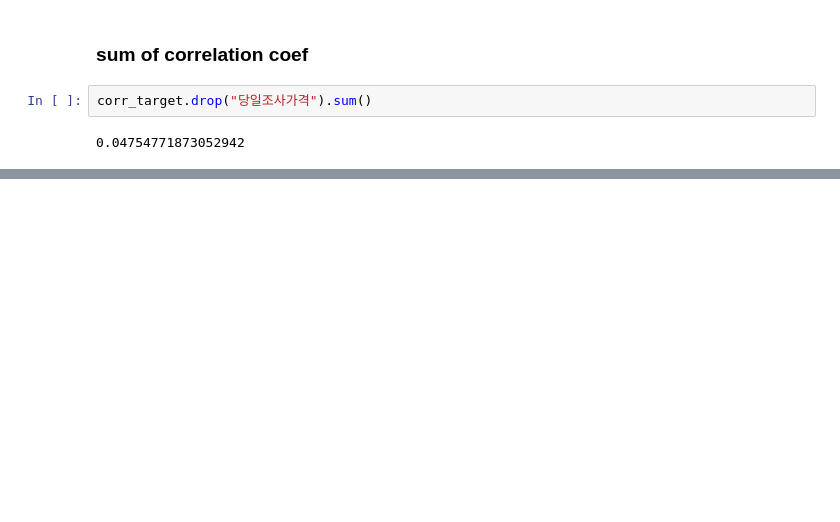
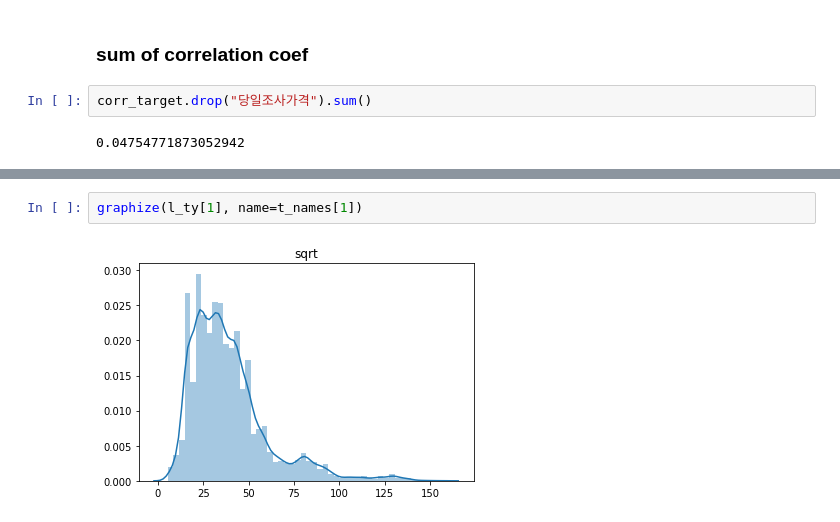
Before and after one commit to meowpunch/bobsim-research, a Jupyter notebook: src/main/python/correlation.ipynb, the cells around one changed output, grey strips where cells are left out. Saved outputs shown, nothing was run; the diff lists cells and outputs as text; blank space fills up the shorter version.

```diff
--- a/src/main/python/correlation.ipynb
+++ b/src/main/python/correlation.ipynb
@@ -256,0 +314,4 @@ ValueError: DataFrame constructor not properly called!
+# %%
+graphize(l_ty[1], name=t_names[1])
+# %% [output]
+[figure, added]
```
Also changed, not shown: parts of 46 cells of this notebook.
